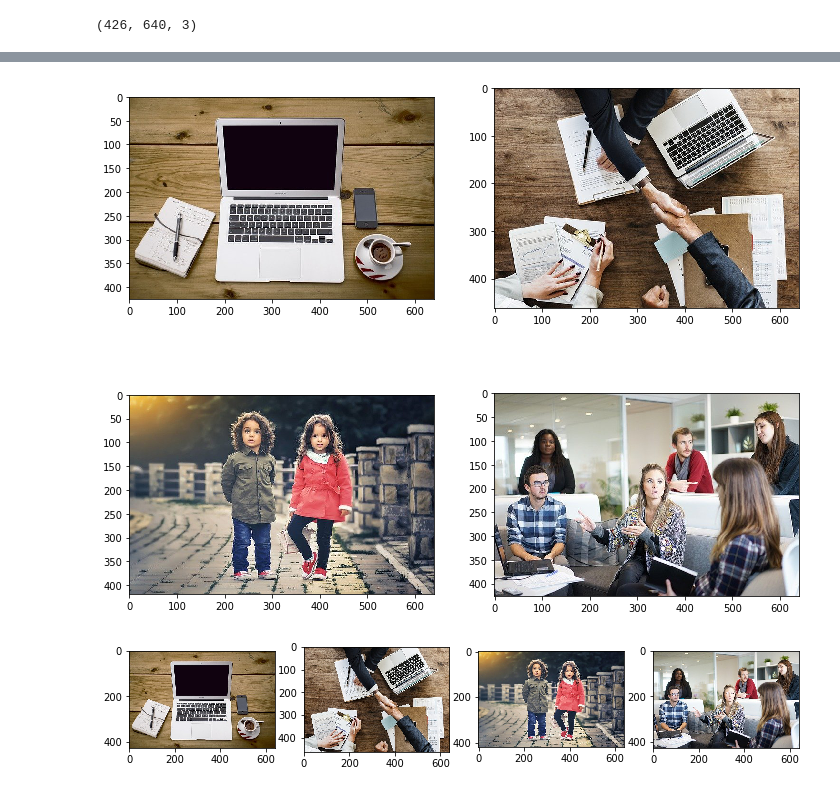
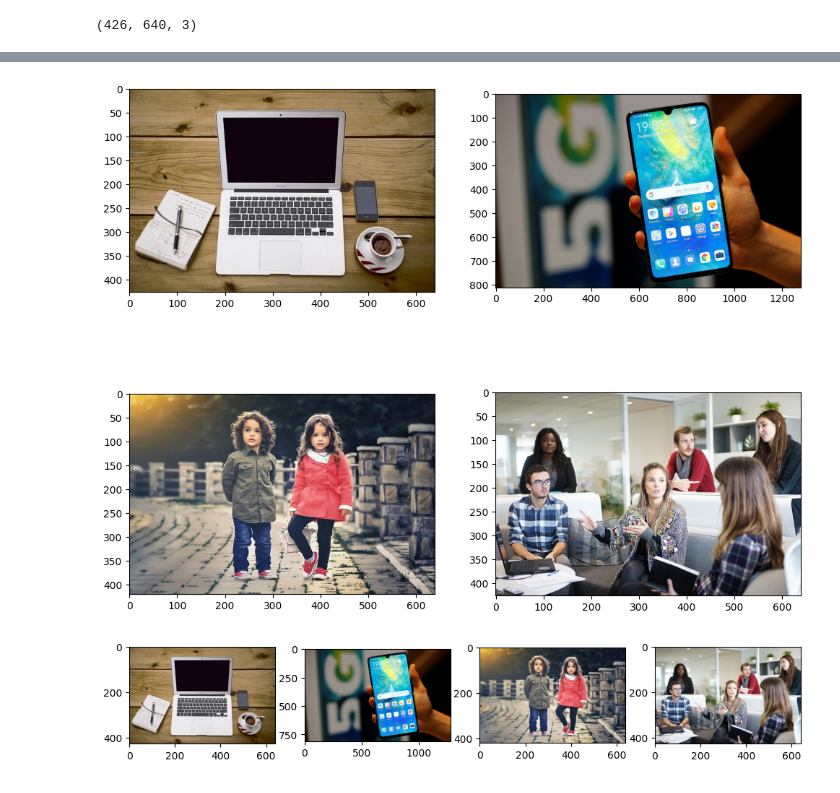
Before and after one commit to kurek0010/data-science-bootcamp, a Jupyter notebook: 03_wizualizacje_danych/02_images.ipynb, the cells around one changed output, grey strips where cells are left out. Saved outputs shown, nothing was run; the diff lists cells and outputs as text; code cells hidden in the pictures.

```diff
--- a/03_wizualizacje_danych/02_images.ipynb
+++ b/03_wizualizacje_danych/02_images.ipynb
@@ -62,16 +61,16 @@ plt.imshow(mpimg.imread('workplace.jpg'))
 # %%
 fig = plt.figure(figsize=(12, 10))
 
-for idx, img in enumerate(['office.jpg', 'business.jpg', 'children.jpg', 'workplace.jpg']):
+for idx, img in enumerate(['office.jpg', 'phone.jpg', 'children.jpg', 'workplace.jpg']):
     plt.subplot(220 + idx + 1)
     plt.imshow(mpimg.imread(img))
 # %% [output]
-[figure, old version]
+[figure, new version]
 # %%
 fig = plt.figure(figsize=(12, 10))
 
-for idx, img in enumerate(['office.jpg', 'business.jpg', 'children.jpg', 'workplace.jpg']):
-    plt.subplot(140 + idx + 1)
+for idx, img in enumerate(['office.jpg', 'phone.jpg', 'children.jpg', 'workplace.jpg']):
+    plt.subplot(141 + idx)
     plt.imshow(mpimg.imread(img))
 # %% [output]
-[figure, old version]
+[figure, new version]
```
Also changed, not shown: parts of 3 cells of this notebook.
